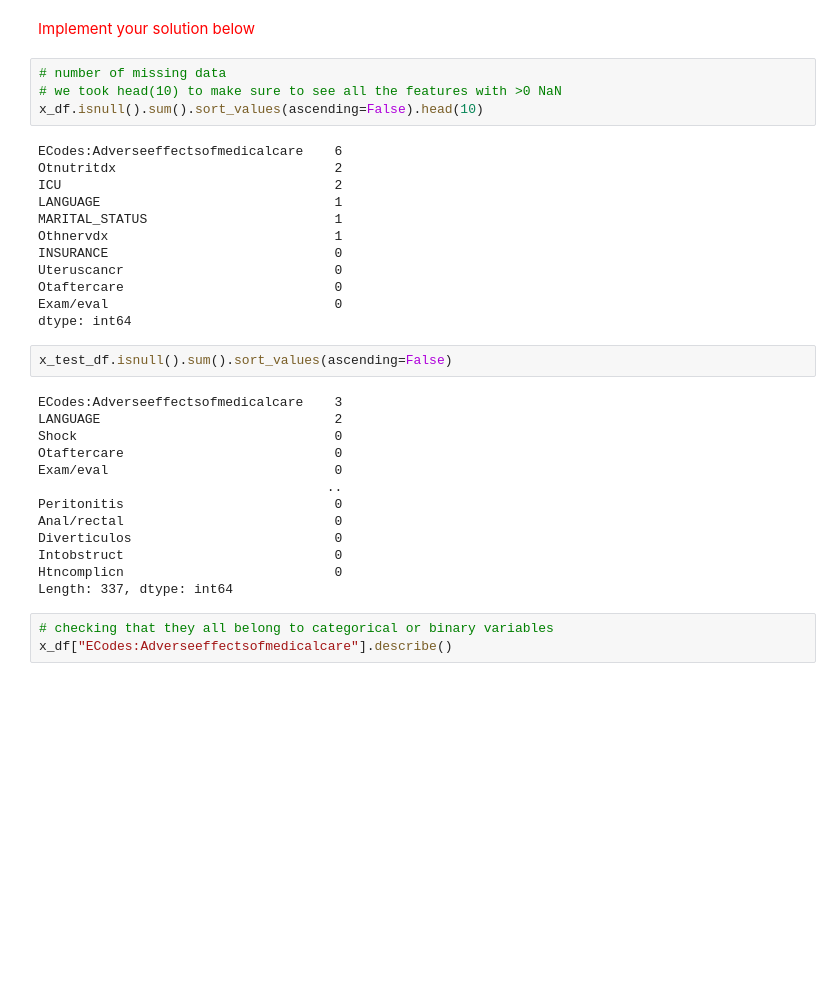
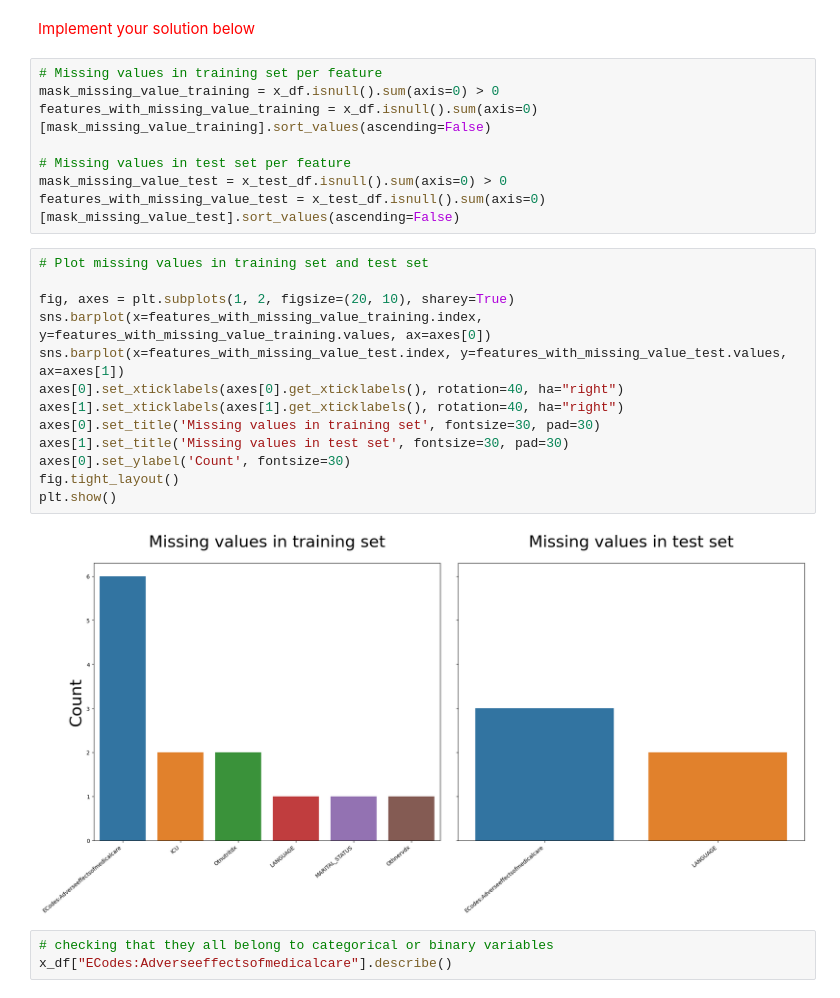
Before and after one commit to Maxime-Jauroyon/Univ-To-be-or-not-to-be, a Jupyter notebook: To-Be.ipynb, the cells around one changed output. Cells and saved outputs as stored; diff of their text form; blank space fills up the shorter version.

```diff
--- a/To-Be.ipynb
+++ b/To-Be.ipynb
@@ -340,37 +337,29 @@ print(x_baseline_df.shape, x_baseline_test_df.shape)
 First check the number of missing data per features and per instances (patient). Don't forget to process both the training and the test sets!
 # %% [markdown]
 <span style="color:red">Implement your solution below</span>
-# %%
-# number of missing data
-# we took head(10) to make sure to see all the features with >0 NaN
-x_df.isnull().sum().sort_values(ascending=False).head(10)
-# %% [output]
-ECodes:Adverseeffectsofmedicalcare    6
-Otnutritdx                            2
-ICU                                   2
-LANGUAGE                              1
-MARITAL_STATUS                        1
-Othnervdx                             1
-INSURANCE                             0
-Uteruscancr                           0
-Otaftercare                           0
-Exam/eval                             0
-dtype: int64
-# %%
-x_test_df.isnull().sum().sort_values(ascending=False)
-# %% [output]
-ECodes:Adverseeffectsofmedicalcare    3
-LANGUAGE                              2
-Shock                                 0
-Otaftercare                           0
-Exam/eval                             0
-                                     ..
-Peritonitis                           0
-Anal/rectal                           0
-Diverticulos                          0
-Intobstruct                           0
-Htncomplicn                           0
-Length: 337, dtype: int64
+# %%
+# Missing values in training set per feature
+mask_missing_value_training = x_df.isnull().sum(axis=0) > 0
+features_with_missing_value_training = x_df.isnull().sum(axis=0)[mask_missing_value_training].sort_values(ascending=False)
+
+# Missing values in test set per feature
+mask_missing_value_test = x_test_df.isnull().sum(axis=0) > 0
+features_with_missing_value_test = x_test_df.isnull().sum(axis=0)[mask_missing_value_test].sort_values(ascending=False)
+# %%
+# Plot missing values in training set and test set
+
+fig, axes = plt.subplots(1, 2, figsize=(20, 10), sharey=True)
+sns.barplot(x=features_with_missing_value_training.index, y=features_with_missing_value_training.values, ax=axes[0])
+sns.barplot(x=features_with_missing_value_test.index, y=features_with_missing_value_test.values, ax=axes[1])
+axes[0].set_xticklabels(axes[0].get_xticklabels(), rotation=40, ha="right")
+axes[1].set_xticklabels(axes[1].get_xticklabels(), rotation=40, ha="right")
+axes[0].set_title('Missing values in training set', fontsize=30, pad=30)
+axes[1].set_title('Missing values in test set', fontsize=30, pad=30)
+axes[0].set_ylabel('Count', fontsize=30)
+fig.tight_layout()
+plt.show()
+# %% [output]
+[figure, added]
 # %%
 # checking that they all belong to categorical or binary variables
 x_df["ECodes:Adverseeffectsofmedicalcare"].describe()
```
Also changed, not shown: parts of 6 cells of this notebook.
